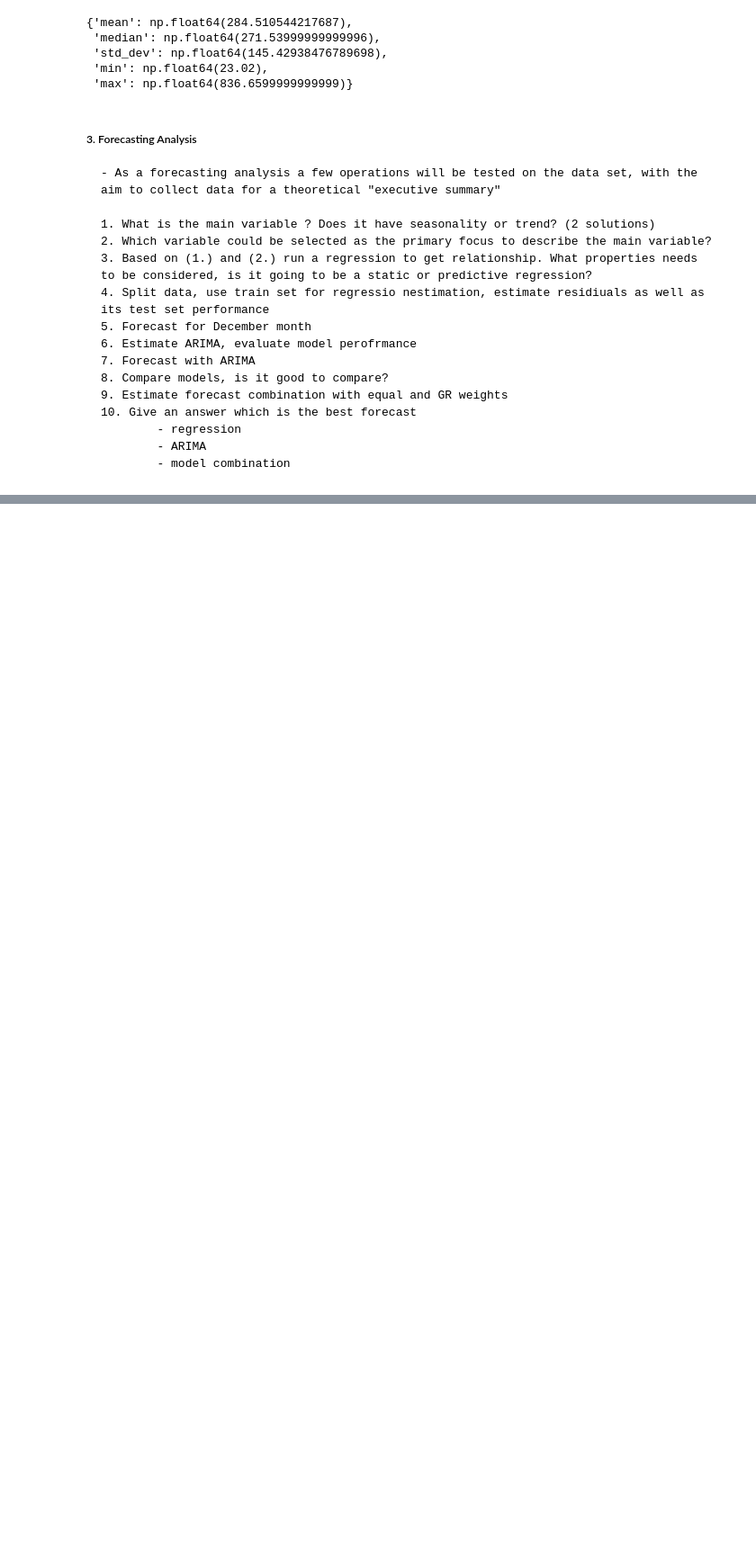
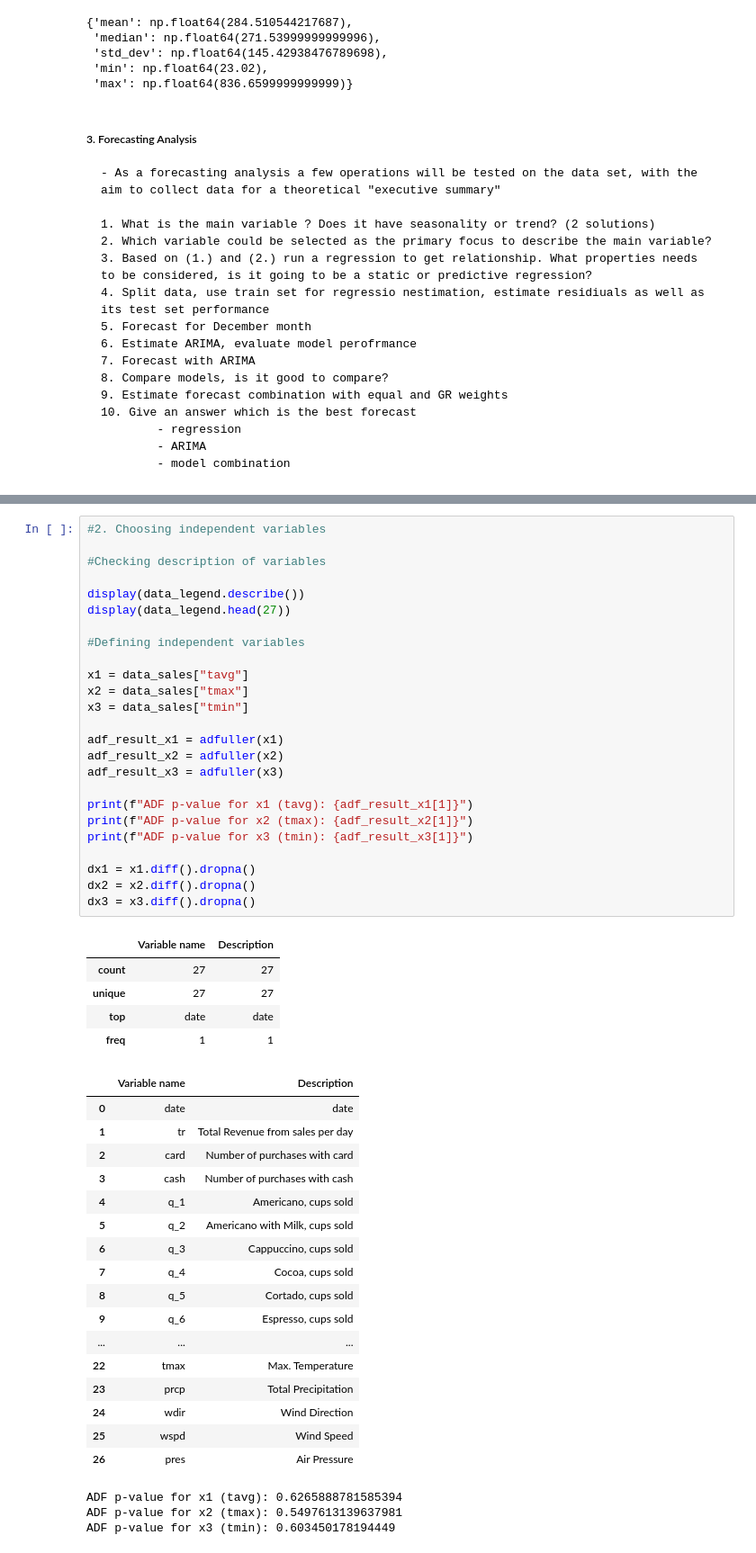
Before and after one commit to jhszptr/Forecasting-Analysis, a Jupyter notebook: bu_fo.ipynb, the cells around one changed output, grey strips where cells are left out. Shown at 90% size. Cells and saved outputs as stored; diff of their text form; blank space fills up the shorter version.

```diff
--- a/bu_fo.ipynb
+++ b/bu_fo.ipynb
@@ -379,0 +504,51 @@ summarize_data(data_data, "tr")
+# %%
+#2. Choosing independent variables
+
+#Checking description of variables
+
+display(data_legend.describe())
+display(data_legend.head(27))
+
+#Defining independent variables
+
+x1 = data_sales["tavg"]
+x2 = data_sales["tmax"]
+x3 = data_sales["tmin"]
+
+adf_result_x1 = adfuller(x1)
+adf_result_x2 = adfuller(x2)
+adf_result_x3 = adfuller(x3)
+
+print(f"ADF p-value for x1 (tavg): {adf_result_x1[1]}")
+print(f"ADF p-value for x2 (tmax): {adf_result_x2[1]}")
+print(f"ADF p-value for x3 (tmin): {adf_result_x3[1]}")
+
+dx1 = x1.diff().dropna()
+dx2 = x2.diff().dropna()
+dx3 = x3.diff().dropna()
+# %% [output]
+|  | Variable name | Description |
+| count | 27 | 27 |
+| unique | 27 | 27 |
+| top | date | date |
+| freq | 1 | 1 |
+|  | Variable name | Description |
+| 0 | date | date |
+| 1 | tr | Total Revenue from sales per day |
+| 2 | card | Number of purchases with card |
+| 3 | cash | Number of purchases with cash |
+| 4 | q_1 | Americano, cups sold |
+| 5 | q_2 | Americano with Milk, cups sold |
+| 6 | q_3 | Cappuccino, cups sold |
+| 7 | q_4 | Cocoa, cups sold |
+| 8 | q_5 | Cortado, cups sold |
+| 9 | q_6 | Espresso, cups sold |
+| ... | ... | ... |
+| 22 | tmax | Max. Temperature |
+| 23 | prcp | Total Precipitation |
+| 24 | wdir | Wind Direction |
+| 25 | wspd | Wind Speed |
+| 26 | pres | Air Pressure |
+ADF p-value for x1 (tavg): 0.6265888781585394
+ADF p-value for x2 (tmax): 0.5497613139637981
+ADF p-value for x3 (tmin): 0.603450178194449
```
Also changed, not shown: parts of 6 cells of this notebook.
